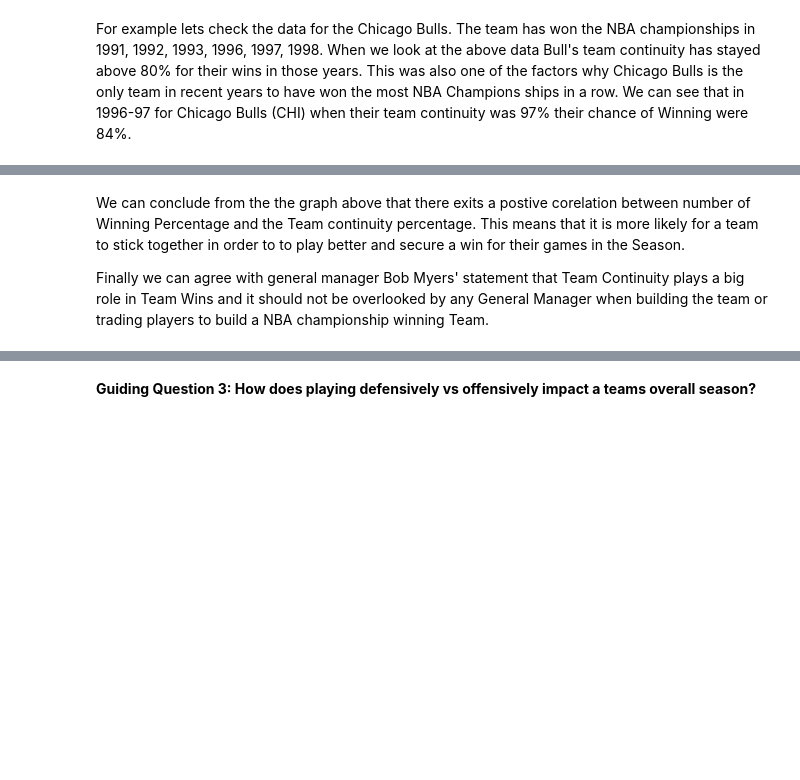
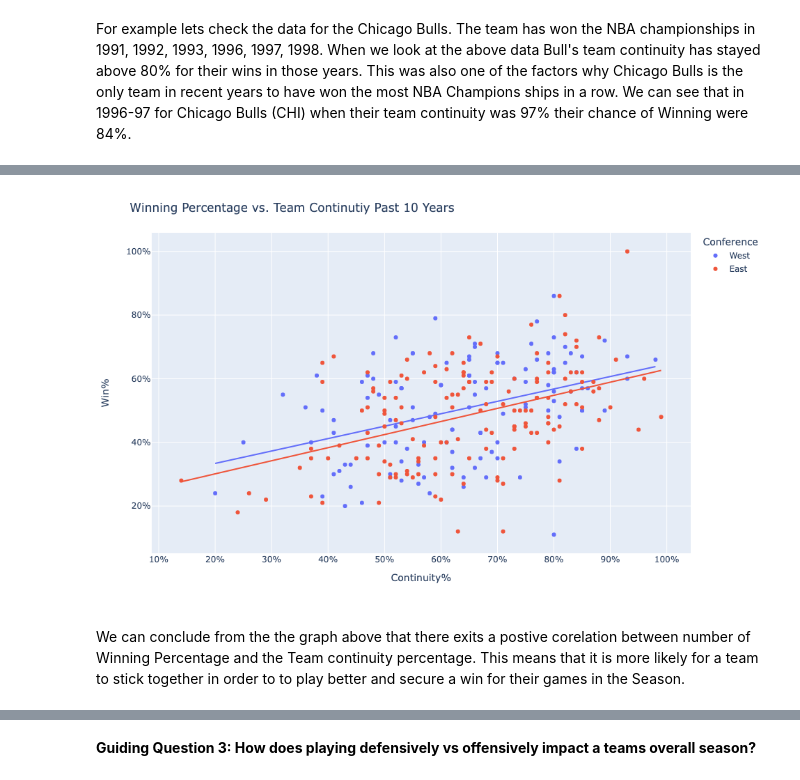
Before and after one commit to vdbee1/Sports-Analytics-NBA, a Jupyter notebook: Project Report/DAT604/DATA604_major.ipynb, the cells around one changed output, grey strips where cells are left out. Cells and saved outputs as stored; diff of their text form; code cells hidden in the pictures; blank space fills up the shorter version.

```diff
--- a/Project Report/DAT604/DATA604_major.ipynb
+++ b/Project Report/DAT604/DATA604_major.ipynb
@@ -430,0 +597,5 @@ For example lets check the data for the Chicago Bulls. The team has won the NBA
+# %%
+#Filtering by last 10 years of Season data
+
+recent = team_wc_filtered.loc[(team_wc_filtered.Season > "2011-2012")] #& (df.carrier == "B6")]
+display(recent)
@@ -431,4 +629,15 @@ For example lets check the data for the Chicago Bulls. The team has won the NBA
+# %%
+#Scatter Graph of all active teams divided into EAST and WEST from Last 10 seasons
+fig = px.scatter(recent, x="Continuity%", y="Win%", color="Conference", trendline="ols",
+           )
+fig.update_layout(
+    title_text="Winning Percentage vs. Team Continutiy Past 10 Years",
+    width=800, height=600
+)
+fig.update_yaxes(tickformat=".0%")
+fig.update_xaxes(tickformat=".0%")
+fig.show()
+# %% [output]
+[figure, added]
 # %% [markdown]
 We can conclude from the the graph above that there exits a postive corelation between number of Winning Percentage and the Team continuity percentage. This means that it is more likely for a team to stick together in order to to play better and secure a win for their games in the Season.
-
-Finally we can agree with general manager Bob Myers' statement that Team Continuity plays a big role in Team Wins and it should not be overlooked by any General Manager when building the team or trading players to build a NBA championship winning Team.
```
Also changed, not shown: parts of 31 cells of this notebook.
